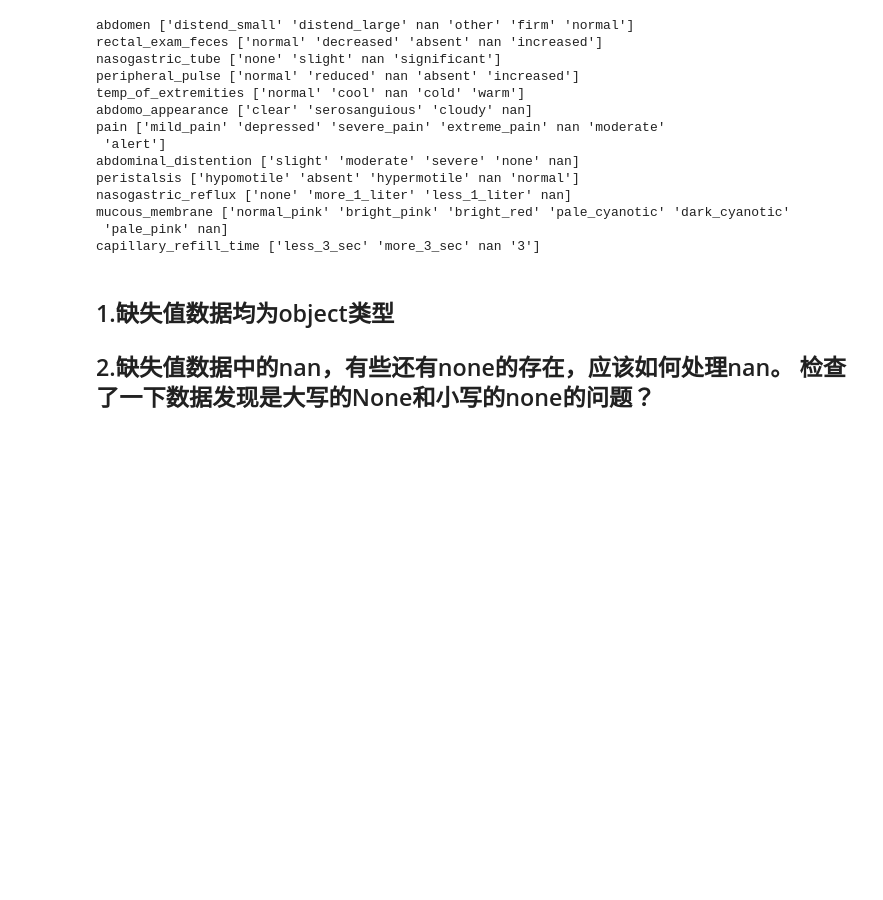
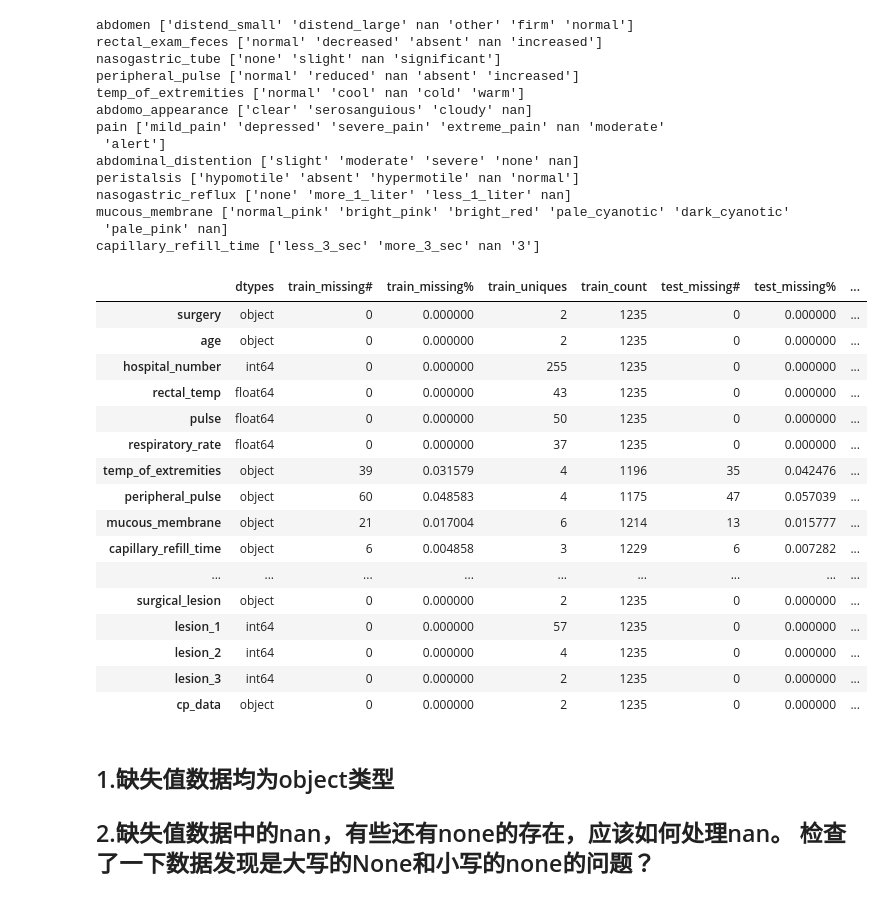
Before and after one commit to TaurrBen/Kaggle, a Jupyter notebook: 1-predicthealthoutcomesofhorses.ipynb, the cells around one changed output. Drawn from its saved outputs; the diff is of its cells as text; code cells hidden in the pictures; blank space fills up the shorter version.

```diff
--- a/1-predicthealthoutcomesofhorses.ipynb
+++ b/1-predicthealthoutcomesofhorses.ipynb
@@ -253,6 +261,40 @@ nasogastric_reflux ['none' 'more_1_liter' 'less_1_liter' nan]
 mucous_membrane ['normal_pink' 'bright_pink' 'bright_red' 'pale_cyanotic' 'dark_cyanotic'
  'pale_pink' nan]
 capillary_refill_time ['less_3_sec' 'more_3_sec' nan '3']
+# %%
+# 另外的缺失数据分析
+def summary_df(train_df,test_df):
+    summary = pd.DataFrame(train_df.dtypes, columns=['dtypes'])
+    summary['train_missing#'] = train_df.isna().sum()
+    summary['train_missing%'] = (train_df.isna().sum())/len(train_df)
+    summary['train_uniques'] = train_df.nunique().values
+    summary['train_count'] = train_df.count().values
+    # summary['train_skew'] = train_df.skew().values
+    summary['test_missing#'] = test_df.isna().sum()
+    summary['test_missing%'] = (test_df.isna().sum())/len(test_df)
+    summary['test_uniques'] = test_df.nunique().values
+    summary['test_count'] = test_df.count().values
+    # summary['test_skew'] = train_df.skew().values
+    return summary
+summary_df(train_df[train_df.columns[:-1]],test_df).style.background_gradient(cmap='Blues')
+# %% [output]
+|  | dtypes | train_missing# | train_missing% | train_uniques | train_count | test_missing# | test_missing% | ... |
+| surgery | object | 0 | 0.000000 | 2 | 1235 | 0 | 0.000000 | ... |
+| age | object | 0 | 0.000000 | 2 | 1235 | 0 | 0.000000 | ... |
+| hospital_number | int64 | 0 | 0.000000 | 255 | 1235 | 0 | 0.000000 | ... |
+| rectal_temp | float64 | 0 | 0.000000 | 43 | 1235 | 0 | 0.000000 | ... |
+| pulse | float64 | 0 | 0.000000 | 50 | 1235 | 0 | 0.000000 | ... |
+| respiratory_rate | float64 | 0 | 0.000000 | 37 | 1235 | 0 | 0.000000 | ... |
+| temp_of_extremities | object | 39 | 0.031579 | 4 | 1196 | 35 | 0.042476 | ... |
+| peripheral_pulse | object | 60 | 0.048583 | 4 | 1175 | 47 | 0.057039 | ... |
+| mucous_membrane | object | 21 | 0.017004 | 6 | 1214 | 13 | 0.015777 | ... |
+| capillary_refill_time | object | 6 | 0.004858 | 3 | 1229 | 6 | 0.007282 | ... |
+| ... | ... | ... | ... | ... | ... | ... | ... | ... |
+| surgical_lesion | object | 0 | 0.000000 | 2 | 1235 | 0 | 0.000000 | ... |
+| lesion_1 | int64 | 0 | 0.000000 | 57 | 1235 | 0 | 0.000000 | ... |
+| lesion_2 | int64 | 0 | 0.000000 | 4 | 1235 | 0 | 0.000000 | ... |
+| lesion_3 | int64 | 0 | 0.000000 | 2 | 1235 | 0 | 0.000000 | ... |
+| cp_data | object | 0 | 0.000000 | 2 | 1235 | 0 | 0.000000 | ... |
 # %% [markdown]
 ## 1.缺失值数据均为object类型
 ## 2.缺失值数据中的nan，有些还有none的存在，应该如何处理nan。  检查了一下数据发现是大写的None和小写的none的问题？
```
Also changed, not shown: parts of 15 cells of this notebook.
